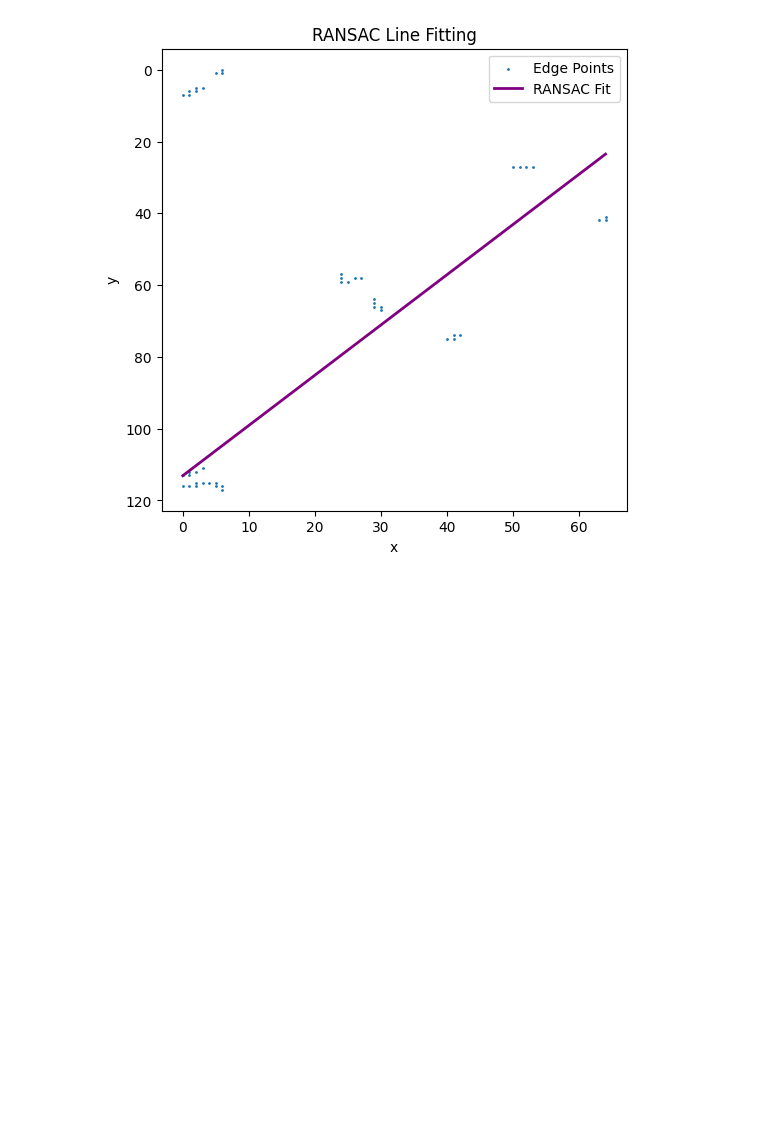
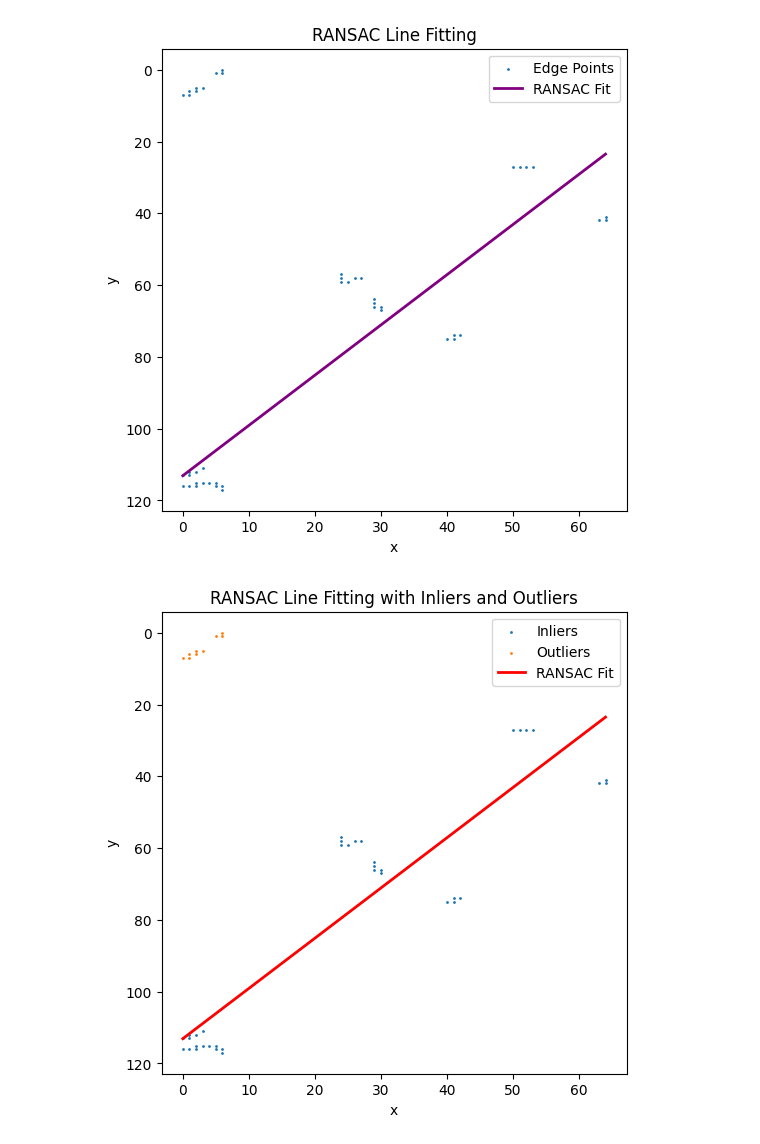
Before and after one commit to ishinidewmini/Image-Processing-Assignment, a Jupyter notebook: D_ENG_0036_EE.ipynb, the cells around one changed output. Drawn from its saved outputs; the diff is of its cells as text; code cells hidden in the pictures; blank space fills up the shorter version.

```diff
--- a/D_ENG_0036_EE.ipynb
+++ b/D_ENG_0036_EE.ipynb
@@ -216,3 +216,53 @@ plt.show()
 RANSAC Slope: -1.39970271464003
 RANSAC Intercept: 113.09007406652398
 [figure]
+# %%
+# Step 1: Import libraries (if not already imported)
+from sklearn.linear_model import RANSACRegressor
+from sklearn.linear_model import LinearRegression
+import numpy as np
+import matplotlib.pyplot as plt
+
+# Step 2: Prepare data
+X_ransac = x.reshape(-1, 1)
+Y_ransac = y
+
+# Step 3: Fit RANSAC model
+ransac = RANSACRegressor(LinearRegression())
+ransac.fit(X_ransac, Y_ransac)
+
+# Extract model parameters
+m_ransac = ransac.estimator_.coef_[0]
+c_ransac = ransac.estimator_.intercept_
+
+# Step 4: Generate fitted line
+x_line = np.linspace(min(x), max(x), 1000)
+y_line = m_ransac * x_line + c_ransac
+
+# Step 5: Identify inliers and outliers
+inlier_mask = ransac.inlier_mask_
+outlier_mask = np.logical_not(inlier_mask)
+
+# Step 6: Plot everything
+plt.figure(figsize=(6,6))
+
+# Inliers (good points)
+plt.scatter(x[inlier_mask], y[inlier_mask], s=1, label="Inliers")
+
+# Outliers (ignored points)
+plt.scatter(x[outlier_mask], y[outlier_mask], s=1, label="Outliers")
+
+# RANSAC fitted line
+plt.plot(x_line, y_line, color='red', linewidth=2, label="RANSAC Fit")
+
+plt.title("RANSAC Line Fitting with Inliers and Outliers")
+plt.xlabel("x")
+plt.ylabel("y")
+
+# Match image coordinate system
+plt.gca().invert_yaxis()
+
+plt.legend()
+plt.show()
+# %% [output]
+[figure, added]
```
